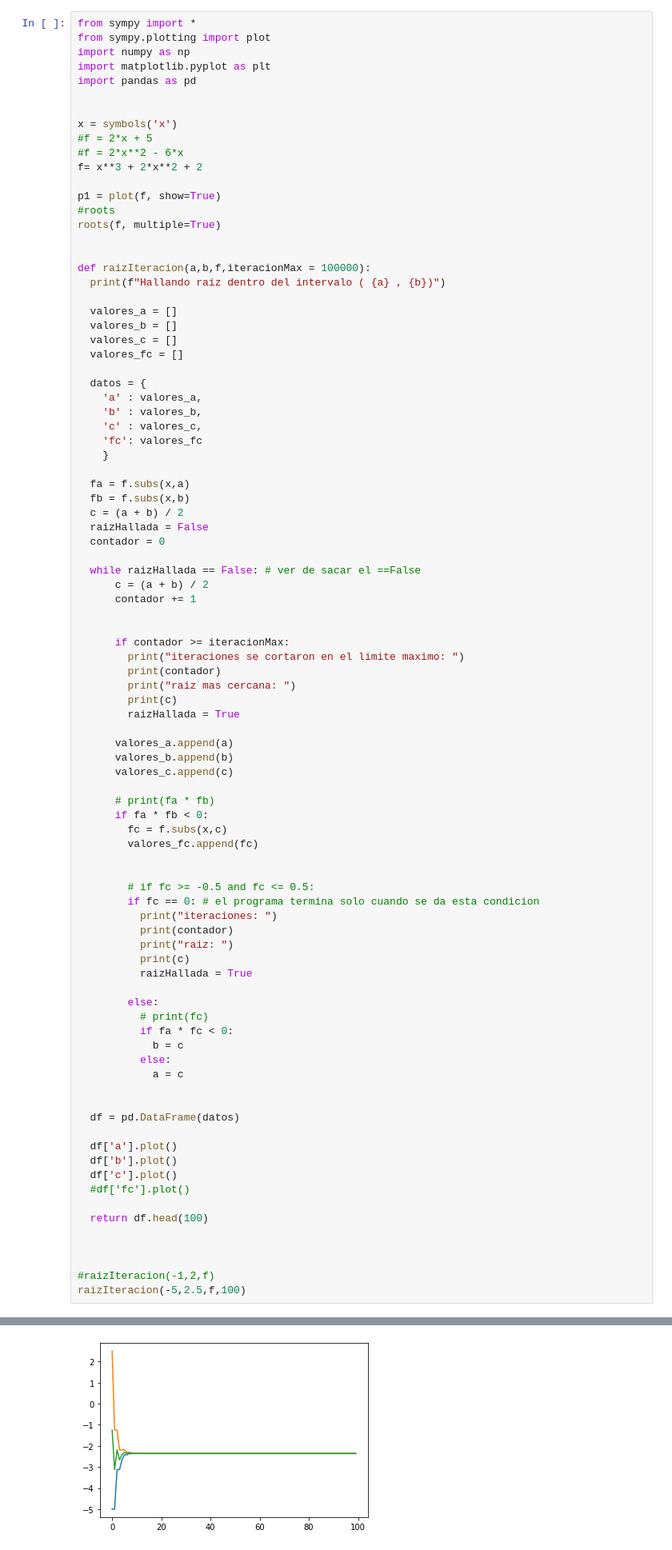
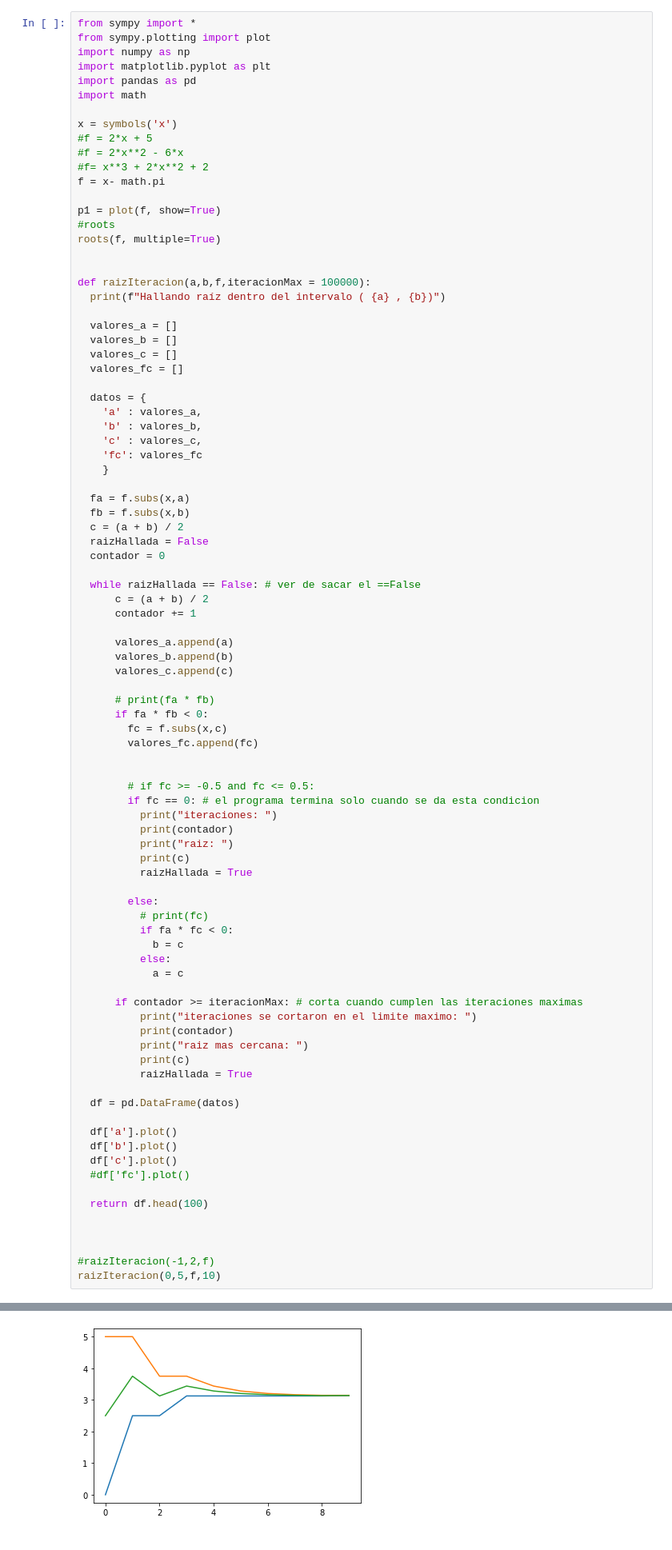
Before and after one commit to pedromirsky/GitHUb, a Jupyter notebook: Raiz_Iteraciones.ipynb, the cells around one changed output, grey strips where cells are left out. Shown at 80% size. Cells and saved outputs as stored; diff of their text form.

```diff
--- a/Raiz_Iteraciones.ipynb
+++ b/Raiz_Iteraciones.ipynb
@@ -8,12 +8,13 @@ from sympy.plotting import plot
 import numpy as np
 import matplotlib.pyplot as plt
 import pandas as pd
-
+import math
 
 x = symbols('x')
 #f = 2*x + 5
 #f = 2*x**2 - 6*x
-f= x**3 + 2*x**2 + 2
+#f= x**3 + 2*x**2 + 2
+f = x- math.pi
 
 p1 = plot(f, show=True)
 #roots
@@ -45,14 +46,6 @@ def raizIteracion(a,b,f,iteracionMax = 100000):
       c = (a + b) / 2
       contador += 1
 
-
-      if contador >= iteracionMax:
-        print("iteraciones se cortaron en el limite maximo: ")
-        print(contador)
-        print("raiz mas cercana: ")
-        print(c)
-        raizHallada = True
-
       valores_a.append(a)
       valores_b.append(b)
       valores_c.append(c)
@@ -78,6 +71,12 @@ def raizIteracion(a,b,f,iteracionMax = 100000):
           else:
             a = c
 
+      if contador >= iteracionMax: # corta cuando cumplen las iteraciones maximas
+          print("iteraciones se cortaron en el limite maximo: ")
+          print(contador)
+          print("raiz mas cercana: ")
+          print(c)
+          raizHallada = True
 
   df = pd.DataFrame(datos)
 
@@ -91,5 +90,5 @@ def raizIteracion(a,b,f,iteracionMax = 100000):
 
 
 #raizIteracion(-1,2,f)
-raizIteracion(-5,2.5,f,100)
+raizIteracion(0,5,f,10)
 # %% [output]
@@ -115 +112 @@ raiz mas cercana:
-[figure, old version]
+[figure, new version]
```
Also changed, not shown: parts of 1 cell of this notebook.
